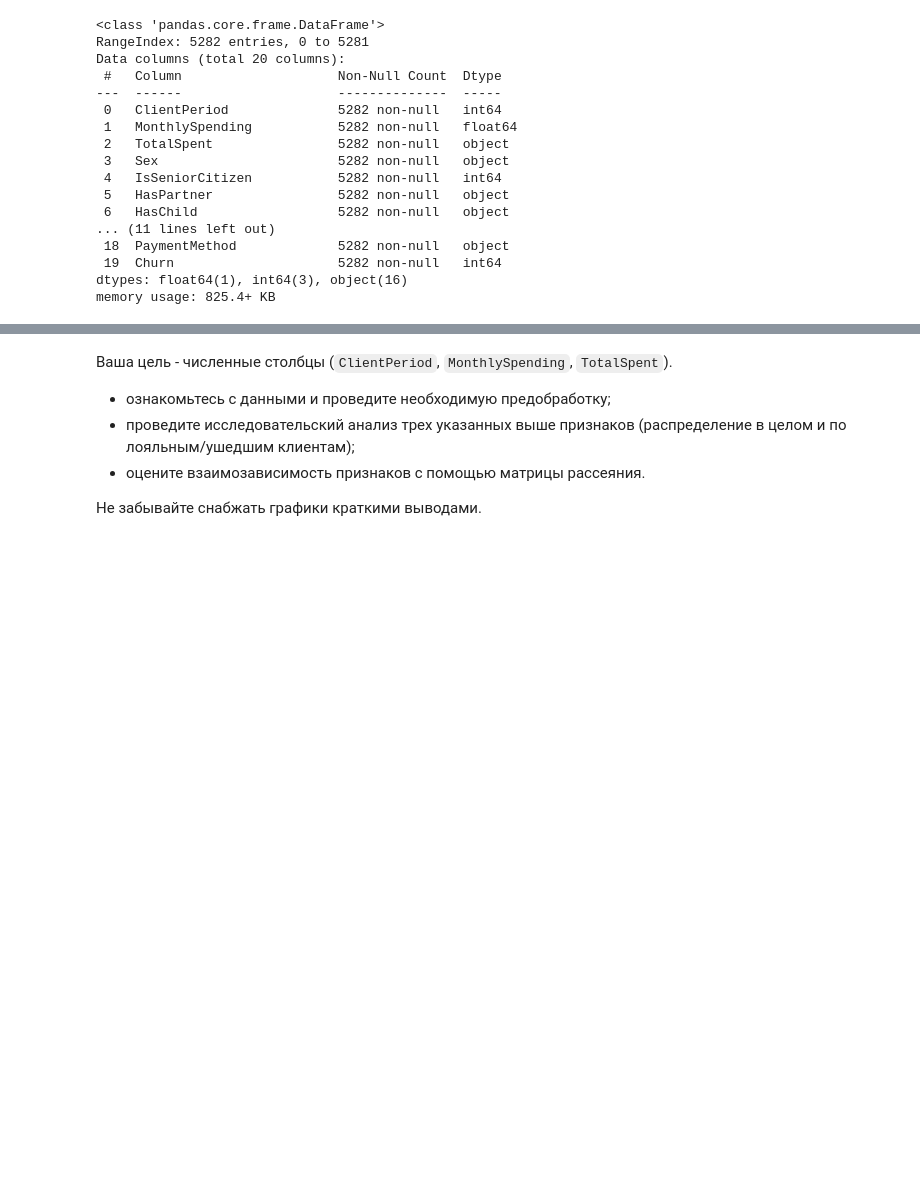
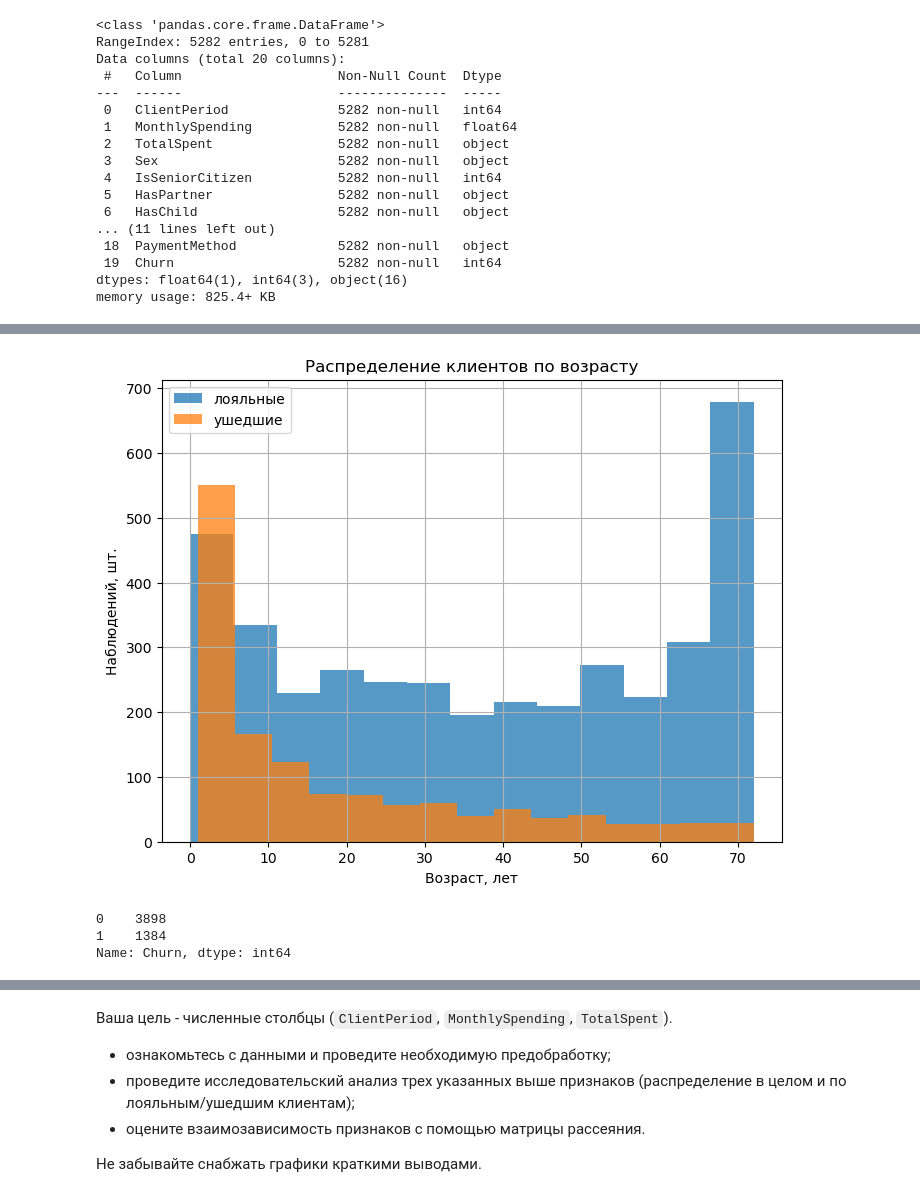
Before and after one commit to brunoyamtest/SC420-3007-1, a Jupyter notebook: 04 - eda.ipynb, the cells around one changed output, grey strips where cells are left out. Saved outputs shown, nothing was run; the diff lists cells and outputs as text; code cells hidden in the pictures; blank space fills up the shorter version.

```diff
--- a/04 - eda.ipynb
+++ b/04 - eda.ipynb
@@ -419,0 +496,14 @@ KeyError: "['HasPartner', 'HasChild', 'HasPhoneService', 'HasMultiplePhoneNumber
+# %%
+df_clean.groupby('Churn')['ClientPeriod'].hist(bins='fd', figsize=(8,6), alpha=0.75)
+plt.title("Распределение клиентов по возрасту")
+plt.xlabel("Возраст, лет")
+plt.ylabel("Наблюдений, шт.")
+plt.legend(['лояльные', 'ушедшие']);
+# %% [output]
+[figure, added]
+# %%
+df['Churn'].value_counts()
+# %% [output]
+0    3898
+1    1384
+Name: Churn, dtype: int64
```
Also changed, not shown: parts of 19 cells of this notebook, 1 other file.
